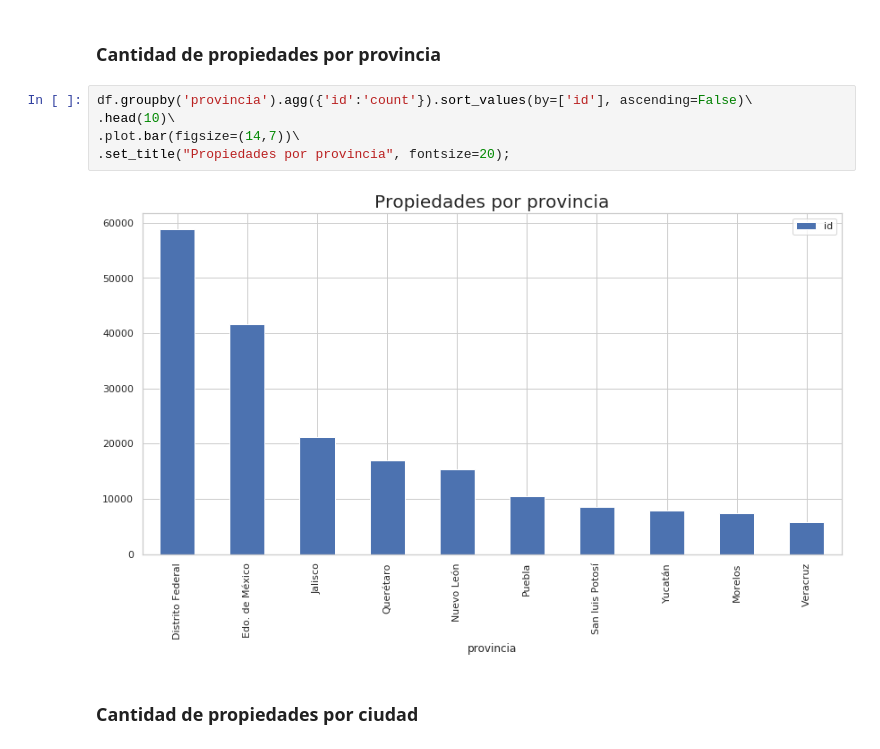
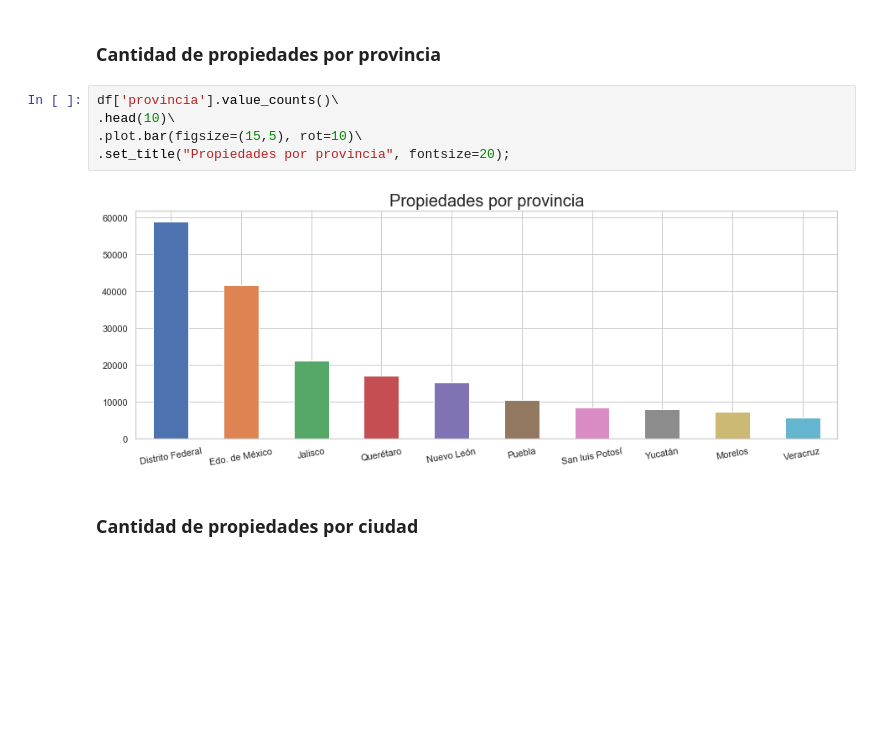
Before and after one commit to alepenaa94/Datos1-2C-2019, a Jupyter notebook: DATOS.ipynb, the cells around one changed output. Cells and saved outputs as stored; diff of their text form; blank space fills up the shorter version.

```diff
--- a/DATOS.ipynb
+++ b/DATOS.ipynb
@@ -346,12 +367,12 @@ df.groupby('tipodepropiedad').agg({'id':'count'}).sort_values(by=['id'], ascendi
 # %% [markdown]
 ### Cantidad de propiedades por provincia
 # %%
-df.groupby('provincia').agg({'id':'count'}).sort_values(by=['id'], ascending=False)\
+df['provincia'].value_counts()\
 .head(10)\
-.plot.bar(figsize=(14,7))\
+.plot.bar(figsize=(15,5), rot=10)\
 .set_title("Propiedades por provincia", fontsize=20);
 # %% [output]
-[figure, old version]
+[figure, new version]
 # %% [markdown]
 ### Cantidad de propiedades por ciudad
 # %%
```
Also changed, not shown: parts of 32 cells of this notebook.
